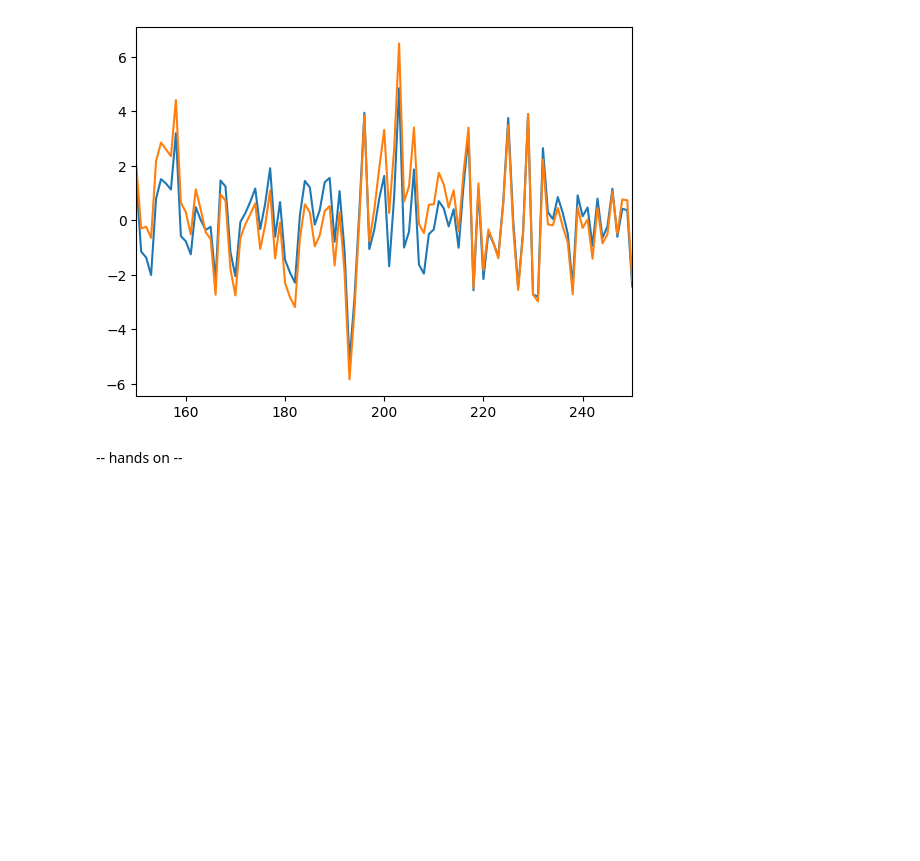
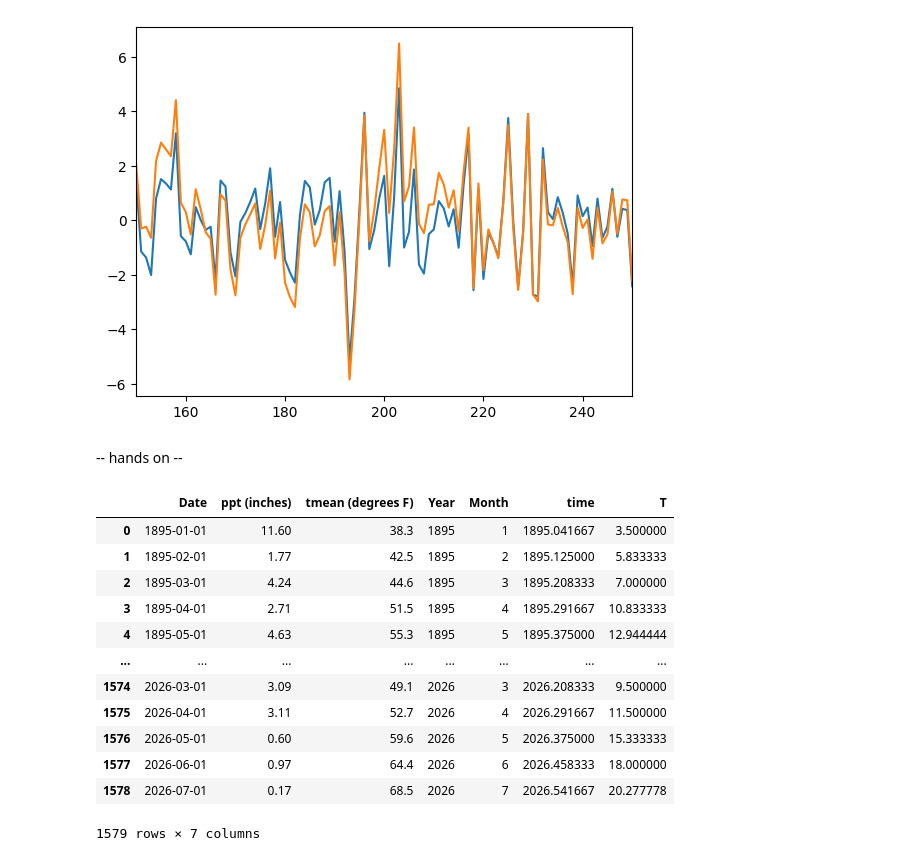
Before and after one commit to cl3225/CLMTG-5060, a Jupyter notebook: Lecture07_example.ipynb, the cells around one changed output. Saved outputs shown, nothing was run; the diff lists cells and outputs as text; code cells hidden in the pictures; blank space fills up the shorter version.

```diff
--- a/Lecture07_example.ipynb
+++ b/Lecture07_example.ipynb
@@ -365,3 +419,19 @@ d["Date"] = pd.to_datetime(d["Date"], format="%Y-%m")
 d["Year"], d["Month"] = d.Date.dt.year, d.Date.dt.month
 d["time"] = d.Year + (d.Month - 0.5) / 12
 d["T"] = (d["tmean (degrees F)"] - 32) * 5 / 9                 # degC
+# %%
+d
+# %% [output]
+|  | Date | ppt (inches) | tmean (degrees F) | Year | Month | time | T |
+| 0 | 1895-01-01 | 11.60 | 38.3 | 1895 | 1 | 1895.041667 | 3.500000 |
+| 1 | 1895-02-01 | 1.77 | 42.5 | 1895 | 2 | 1895.125000 | 5.833333 |
+| 2 | 1895-03-01 | 4.24 | 44.6 | 1895 | 3 | 1895.208333 | 7.000000 |
+| 3 | 1895-04-01 | 2.71 | 51.5 | 1895 | 4 | 1895.291667 | 10.833333 |
+| 4 | 1895-05-01 | 4.63 | 55.3 | 1895 | 5 | 1895.375000 | 12.944444 |
+| ... | ... | ... | ... | ... | ... | ... | ... |
+| 1574 | 2026-03-01 | 3.09 | 49.1 | 2026 | 3 | 2026.208333 | 9.500000 |
+| 1575 | 2026-04-01 | 3.11 | 52.7 | 2026 | 4 | 2026.291667 | 11.500000 |
+| 1576 | 2026-05-01 | 0.60 | 59.6 | 2026 | 5 | 2026.375000 | 15.333333 |
+| 1577 | 2026-06-01 | 0.97 | 64.4 | 2026 | 6 | 2026.458333 | 18.000000 |
+| 1578 | 2026-07-01 | 0.17 | 68.5 | 2026 | 7 | 2026.541667 | 20.277778 |
+1579 rows × 7 columns
```
Also changed, not shown: parts of 8 cells of this notebook.
